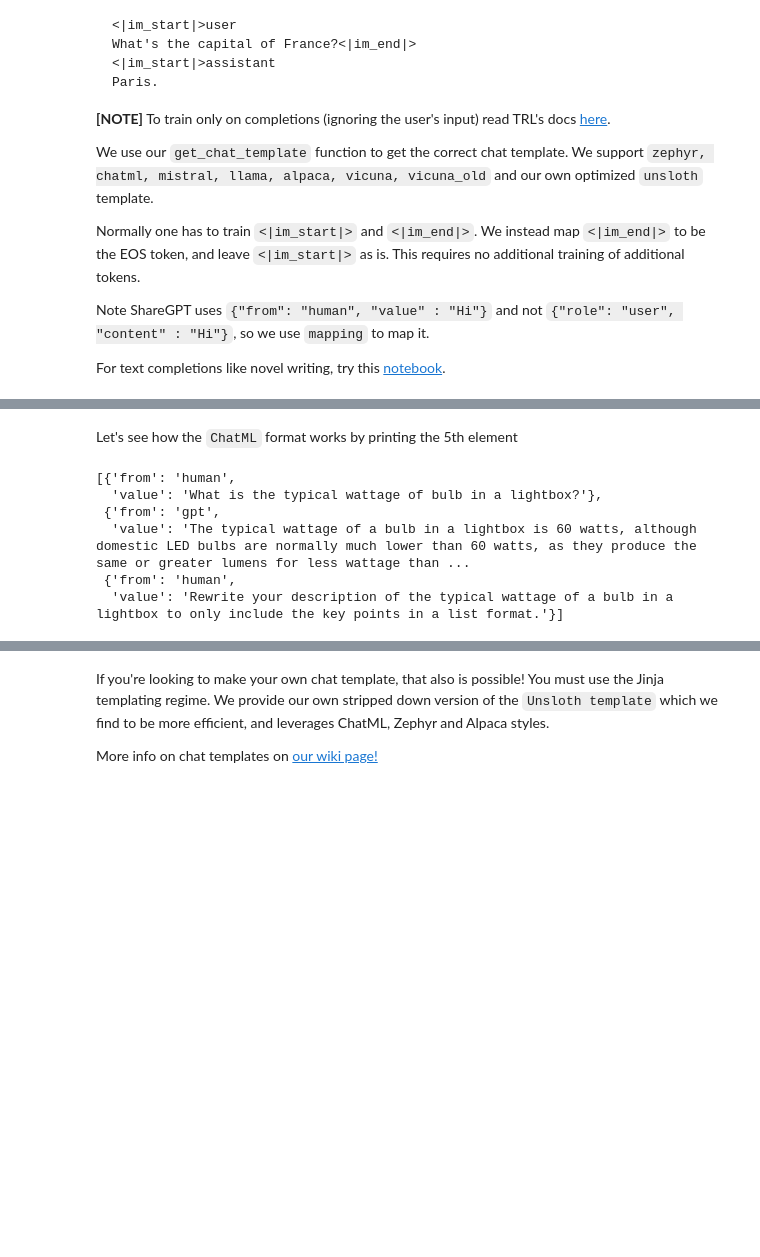
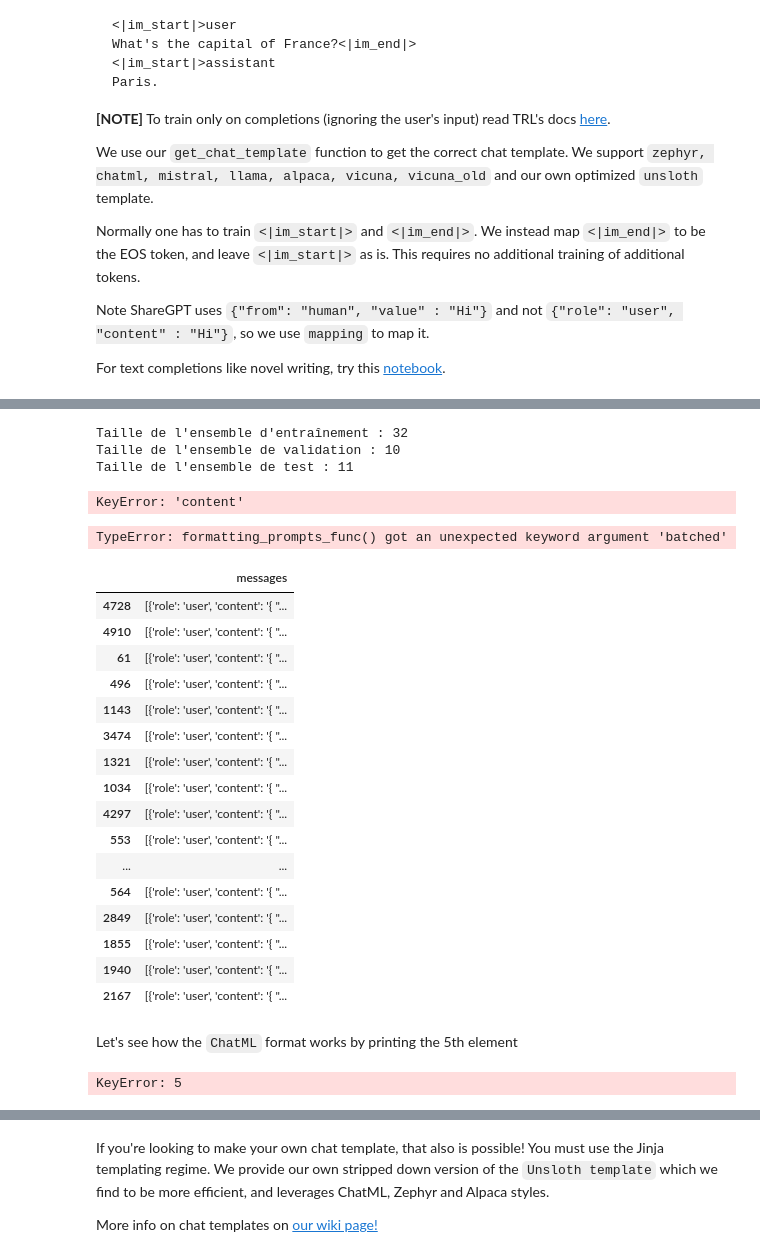
Before and after one commit to Feruis/Feruis.github.io, a Jupyter notebook: nb/Mistral_v0.3_(7B)-Conversational.ipynb, the cells around one changed output, grey strips where cells are left out. Saved outputs shown, nothing was run; the diff lists cells and outputs as text; code cells hidden in the pictures; blank space fills up the shorter version.

```diff
--- a/nb/Mistral_v0.3_(7B)-Conversational.ipynb
+++ b/nb/Mistral_v0.3_(7B)-Conversational.ipynb
@@ -133,14 +134,66 @@ You are using the default legacy behaviour of the <class 'transformers.models.ll
+# %%
+# INSERT MY OWN DATASET HERE FOR TESTING
+import pandas as pd
+import matplotlib.pyplot as plt
+import json
+import numpy as np
+ultrachat = pd.read_json('ultrachat_second_selection.jsonl', lines=True)
+
+# Let's start with a very small fraction of this dataset
+ultrachat_simplfied = ultrachat.sample(frac=0.010, random_state=100)
+
+training_dataset = ultrachat_simplfied.sample(frac=0.6, random_state=100)
+temp_dataset = ultrachat_simplfied.drop(training_dataset.index)
+
+eval_dataset = temp_dataset.sample(frac=0.5, random_state=100)  # 0.5 de 40% = 20%
+test_dataset = temp_dataset.drop(eval_dataset.index)
+print(f"Taille de l'ensemble d'entraînement : {len(training_dataset)}")
+print(f"Taille de l'ensemble de validation : {len(eval_dataset)}")
+print(f"Taille de l'ensemble de test : {len(test_dataset)}")
+# %% [output]
+Taille de l'ensemble d'entraînement : 32
+Taille de l'ensemble de validation : 10
+Taille de l'ensemble de test : 11
+# %%
+def formatting_prompts_func(row):
+    convo = row["content"]
+    text = tokenizer.apply_chat_template(convo, tokenize=False, add_generation_prompt=False)
+    return {"text": text}
+
+# Appliquer le formatage aux données d'entraînement
+dataset = training_dataset.apply(formatting_prompts_func, axis=1)
+# %% [output]
+KeyError: 'content'
+# %%
+dataset = training_dataset.map(formatting_prompts_func, batched = True,)
+# %% [output]
+TypeError: formatting_prompts_func() got an unexpected keyword argument 'batched'
+# %%
+dataset
+# %% [output]
+|  | messages |
+| 4728 | [{'role': 'user', 'content': '{ "... |
+| 4910 | [{'role': 'user', 'content': '{ "... |
+| 61 | [{'role': 'user', 'content': '{ "... |
+| 496 | [{'role': 'user', 'content': '{ "... |
+| 1143 | [{'role': 'user', 'content': '{ "... |
+| 3474 | [{'role': 'user', 'content': '{ "... |
+| 1321 | [{'role': 'user', 'content': '{ "... |
+| 1034 | [{'role': 'user', 'content': '{ "... |
+| 4297 | [{'role': 'user', 'content': '{ "... |
+| 553 | [{'role': 'user', 'content': '{ "... |
+| ... | ... |
+| 564 | [{'role': 'user', 'content': '{ "... |
+| 2849 | [{'role': 'user', 'content': '{ "... |
+| 1855 | [{'role': 'user', 'content': '{ "... |
+| 1940 | [{'role': 'user', 'content': '{ "... |
+| 2167 | [{'role': 'user', 'content': '{ "... |
 # %% [markdown]
 Let's see how the `ChatML` format works by printing the 5th element
 # %%
-dataset[5]["conversations"]
+dataset[5]["user"]
 # %% [output]
-[{'from': 'human',
-  'value': 'What is the typical wattage of bulb in a lightbox?'},
- {'from': 'gpt',
-  'value': 'The typical wattage of a bulb in a lightbox is 60 watts, although domestic LED bulbs are normally much lower than 60 watts, as they produce the same or greater lumens for less wattage than ...
- {'from': 'human',
-  'value': 'Rewrite your description of the typical wattage of a bulb in a lightbox to only include the key points in a list format.'}]
+KeyError: 5
 # %%
 print(dataset[5]["text"])
 # %% [output]
```
Also changed, not shown: parts of 11 cells of this notebook.
